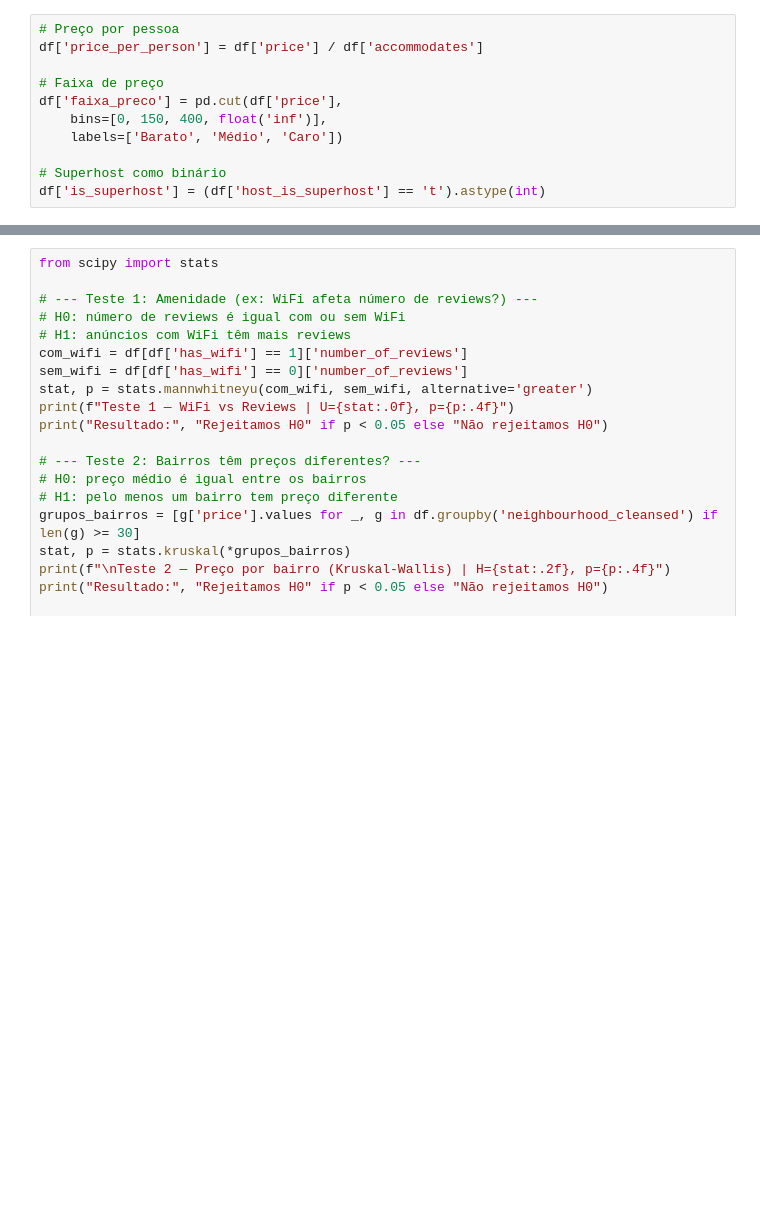
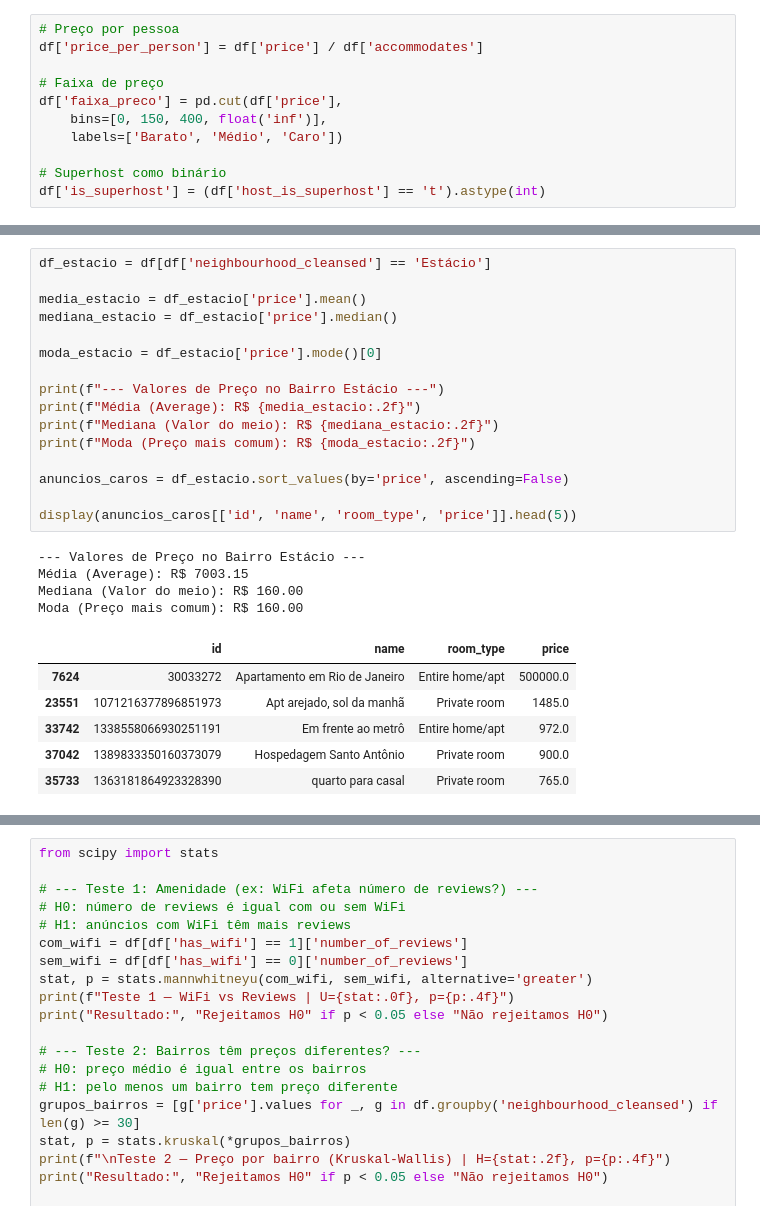
Before and after one commit to KaikyLima/mestrado, a Jupyter notebook: cienciaDados/atv1/nbAtv1.ipynb, the cells around one changed output, grey strips where cells are left out. Cells and saved outputs as stored; diff of their text form; blank space fills up the shorter version.

```diff
--- a/cienciaDados/atv1/nbAtv1.ipynb
+++ b/cienciaDados/atv1/nbAtv1.ipynb
@@ -265,0 +270,27 @@ Requirement already satisfied: numpy<2.7,>=1.26.4 in c:\users\kslima\appdata\loc
+# %%
+df_estacio = df[df['neighbourhood_cleansed'] == 'Estácio']
+
+media_estacio = df_estacio['price'].mean()
+mediana_estacio = df_estacio['price'].median()
+
+moda_estacio = df_estacio['price'].mode()[0]
+
+print(f"--- Valores de Preço no Bairro Estácio ---")
+print(f"Média (Average): R$ {media_estacio:.2f}")
+print(f"Mediana (Valor do meio): R$ {mediana_estacio:.2f}")
+print(f"Moda (Preço mais comum): R$ {moda_estacio:.2f}")
+
+anuncios_caros = df_estacio.sort_values(by='price', ascending=False)
+
+display(anuncios_caros[['id', 'name', 'room_type', 'price']].head(5))
+# %% [output]
+--- Valores de Preço no Bairro Estácio ---
+Média (Average): R$ 7003.15
+Mediana (Valor do meio): R$ 160.00
+Moda (Preço mais comum): R$ 160.00
+|  | id | name | room_type | price |
+| 7624 | 30033272 | Apartamento em Rio de Janeiro | Entire home/apt | 500000.0 |
+| 23551 | 1071216377896851973 | Apt arejado, sol da manhã | Private room | 1485.0 |
+| 33742 | 1338558066930251191 | Em frente ao metrô | Entire home/apt | 972.0 |
+| 37042 | 1389833350160373079 | Hospedagem Santo Antônio | Private room | 900.0 |
+| 35733 | 1363181864923328390 | quarto para casal | Private room | 765.0 |
```
Also changed, not shown: parts of 5 cells of this notebook.
